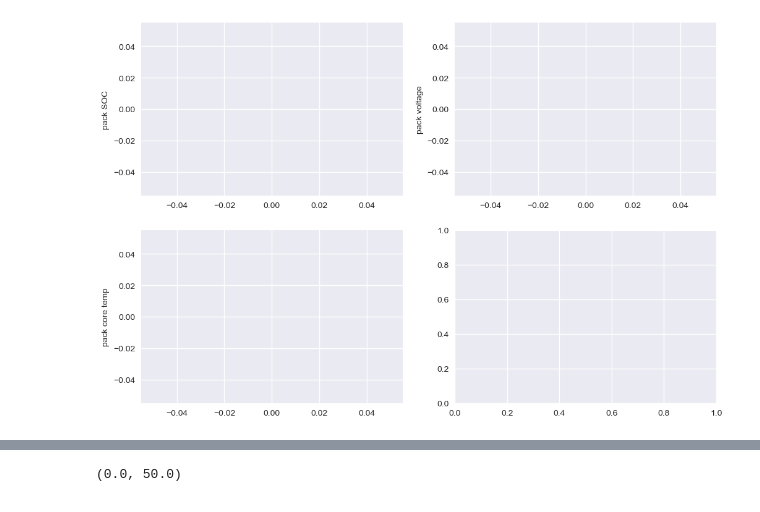
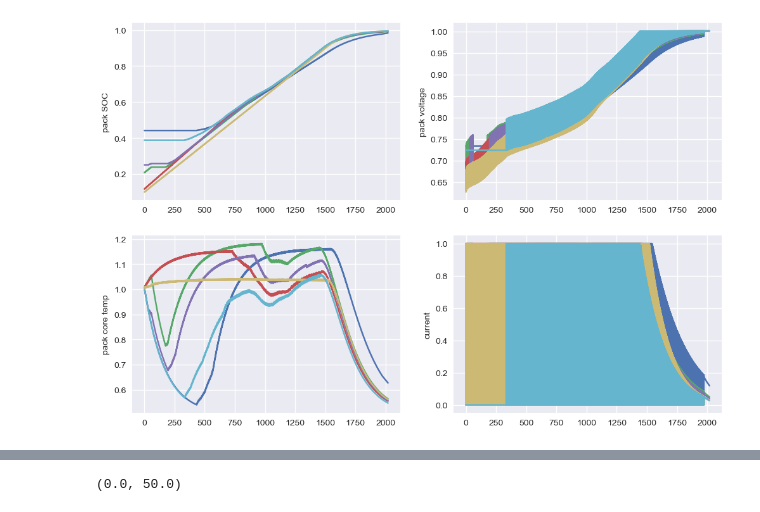
Before and after one commit to amirhosseinh77/Battery-Charging-DRL, a Jupyter notebook: LIB_Passive.ipynb, the cells around one changed output, grey strips where cells are left out. Drawn from its saved outputs; the diff is of its cells as text; code cells hidden in the pictures.

```diff
--- a/LIB_Passive.ipynb
+++ b/LIB_Passive.ipynb
@@ -55,5 +40,0 @@ array([4.1083784, 3.8581753, 3.7737257, 4.0526776, 3.8407822, 4.0438285],
-# %%
-v = env.step(np.zeros(7))[0][6:12] * (env.max_voltage-env.min_voltage) + env.min_voltage # fixed voltage
-ik = (v - env.overcharge_voltage)/env.pack.ECM.R0Param; # compute test ik to achieve maxV
-
-np.maximum(-100,ik)
@@ -72,10 +94,13 @@ array([  0.     , 342.95325, 364.67538, 344.9082 , 366.07272, 353.4201 ],
 # %%
 from copy import copy
 
+env = LIBPackEnv('./LIBEnv/PANmodel.mat', number_of_cells=6, T=25, dt=1)
+
+
 CC = 100
-Rbal = 0.04
+Rbal = 1e-3
+env.overcharge_voltage = 4.1
 
-env = LIBPackEnv('./LIBEnv/PANmodel.mat', number_of_cells=6, T=25, dt=1)
 state, _ = env.reset()
 
 pack_res = []
@@ -85,27 +110,31 @@ actions = []
 done = False
 pack_res.append(state.reshape(3,6))
 while not done:
+    # CC/CV
     copy_env = copy(env)
     v = copy_env.step(np.zeros(7))[0][6:12] * (env.max_voltage-env.min_voltage) + env.min_voltage # fixed voltage
-    ik = (v - env.overcharge_voltage)/env.pack.ECM.R0Param; # compute test ik to achieve maxV
-    print(ik)
+    i_charge = (v - env.overcharge_voltage)/env.pack.ECM.R0Param; # compute test ik to achieve maxV
     ik = np.clip(-CC,ik,0); # but limit ik to no more than CC in mag.
-    print(ik)
+    # action = np.hstack([ik.ravel()/env.current_ratio,1])
+    # next_state, reward, done, _, info = env.step(action)
+    # state = next_state
+
     # passive balancing
     cell_voltages = state[6:12]*(env.max_voltage-env.min_voltage) + env.min_voltage
-    checkBalance = ((cell_voltages - cell_voltages.min()) - 1e-3 >= 0)
+    checkBalance = ((cell_voltages - cell_voltages.min()) - 1e-2 >= 0)
     v_balance = cell_voltages*checkBalance
     # Set non-balance cell voltage to 0 for calculation (to ensure balance current = 0 for no-balance cells)
     i_balance = (v_balance/Rbal)   # Current calculated for balance cell, with parallel resistor
-    print(i_balance)
-    ik = ik + i_balance             # Add balance current to externally applied cell current
-    print(ik)
-    ik = np.clip(-CC,ik,0)
-    print(ik)
-    break
+    i_balance = np.clip(0,i_balance,CC)
+
+    ik = i_charge+i_balance
+    ik = np.clip(-CC,ik,CC)
     action = np.hstack([ik.ravel()/env.current_ratio,1])
+
     next_state, reward, done, _, info = env.step(action)
     state = next_state
+
+
     pack_res.append(next_state.reshape(3,6))
     rewards.append(reward)
     actions.append(action)
@@ -128,58 +157,4 @@ plt.subplot(2,2,4)
 plt.plot(np.array(actions)[:,:-1].reshape(-1,6))
 plt.ylabel('current')
 plt.grid('on')
-
-#############################################
-'''
-
-z = np.array(data['packData']['storez'])
-irc = np.array(data['packData']['storeirc'])
-
-batteryPack.z_k = z.reshape(1,-1)
-batteryPack.iR_k = irc.reshape(1,-1)
-
-cell_voltages = np.array(batteryPack.outputEqn(0))
-cell_SOCs = np.array(batteryPack.z_k)
-
-maxtime = 12*3600  # Maximum simulation run time in simulated seconds
-pk = np.zeros((maxtime,1))
-maxpk = np.zeros((maxtime,1))
-saveV = np.zeros((maxtime,len(data['packData']['storez'])))
-saveZ = np.zeros((maxtime,len(data['packData']['storez'])))
-
-T = np.array(data['packData']['T'])        # Temperature for each cell, assumed to be constant
-Tsd = np.array(data['packData']['Tsd']).reshape(1,100)    # Self-discharge "temperature" for each cell
-leak = np.array(data['packData']['leak']).reshape(1,100)  # Leakage current for each cell
-q = np.array(data['packData']['q'])        # Total capacity for each cell (all may be different)
-rc = np.array(data['packData']['rc'])      # R-C time constant for each cell
-r = np.array(data['packData']['r'])        # Diffusion-resistor values for each cell
-r0 = np.array(data['packData']['r0'])      # Series resistance values for each cell
-Rbal = 20
-
-for k in tqdm(range(maxtime)):
-    ik = np.zeros_like(cell_voltages)  # no string current
-    # Simulate self discharge via variable resistor in parallel
-    rsd = ((-20+0.4*Tsd)*cell_SOCs + (35-0.5*Tsd))*1e3
-    ik = ik + cell_voltages/rsd
-    # Simulate leakage current
-    ik = ik + leak
-
-    checkBalance = ((cell_voltages - cell_voltages.min()) - 1e-3 >= 0)
-    v_balance = cell_voltages*checkBalance
-    # Set non-balance cell voltage to 0 for calculation (to ensure balance current = 0 for no-balance cells)
-    i_balance = (v_balance/Rbal)   # Current calculated for balance cell, with parallel resistor
-    ik = ik + i_balance             # Add balance current to externally applied cell current
-
-    newState = batteryPack.stateEqn(ik)
-    voltage = batteryPack.outputEqn(ik)
-    batteryPack.updateState(newState)
-
-    cell_voltages = voltage
-    cell_SOCs = batteryPack.z_k.ravel()
-    saveV[k,:] = voltage
-    saveZ[k,:] = batteryPack.z_k.ravel()
-
-    if k%5000 == 0:
-        print(checkBalance.sum())
-'''
 # %% [output]
@@ -195 +161 @@ IndexError: too many indices for array: array is 1-dimensional, but 2 were index
-[figure, old version]
+[figure, new version]
```
Also changed, not shown: parts of 14 cells of this notebook, 2 other files.
